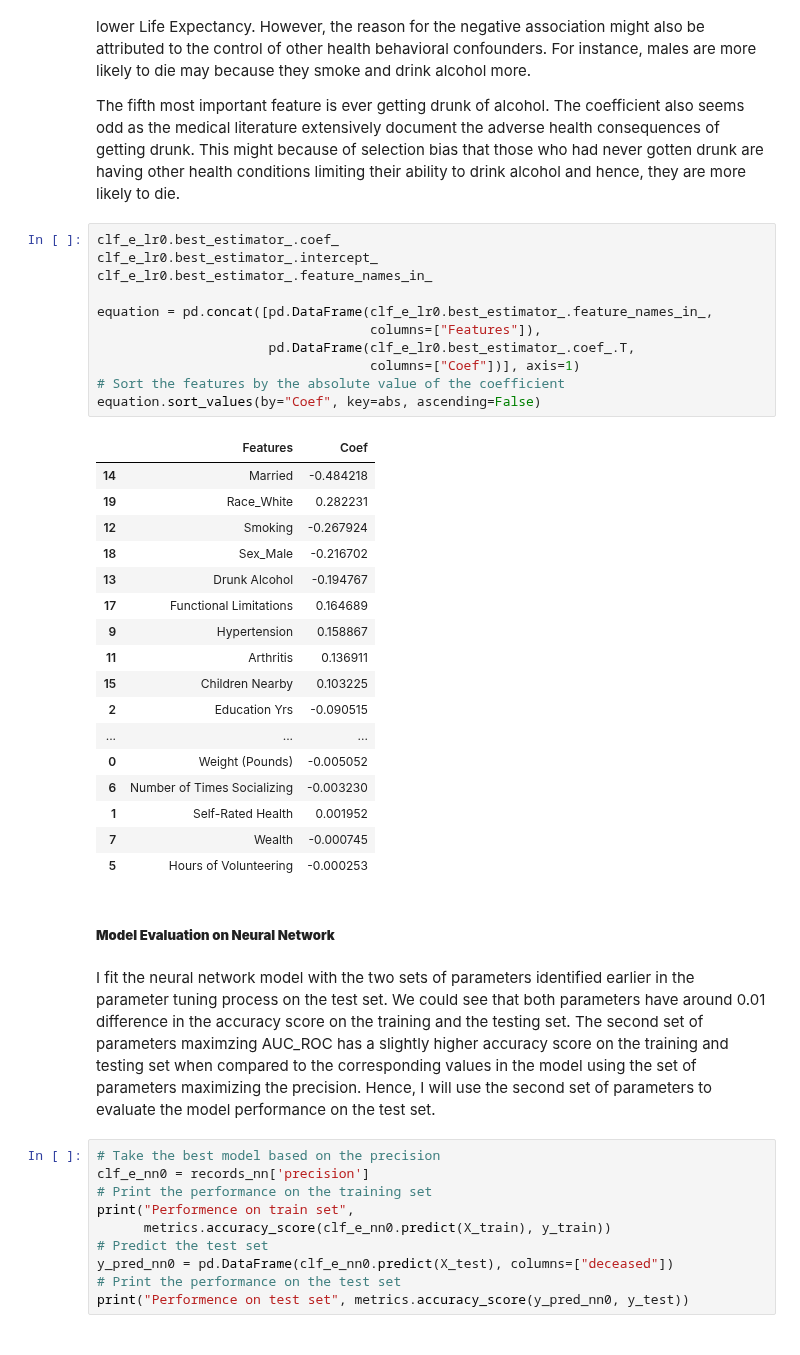
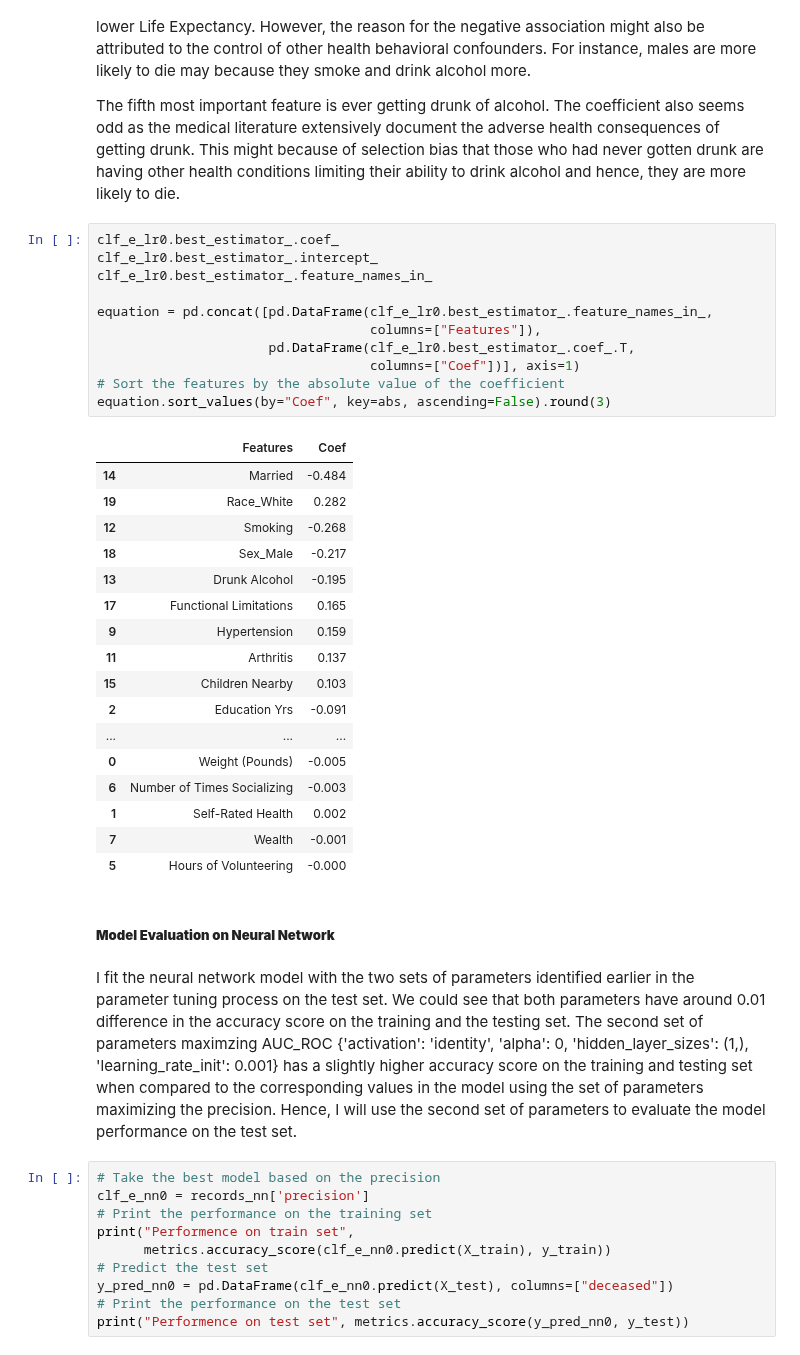
Before and after one commit to yiang-li/Predicting-Mortality-Machine-Learning, a Jupyter notebook: code_hrs.ipynb, the cells around one changed output. Saved outputs shown, nothing was run; the diff lists cells and outputs as text.

```diff
--- a/code_hrs.ipynb
+++ b/code_hrs.ipynb
@@ -759,36 +770,36 @@ The fifth most important feature is ever getting drunk of alcohol. The coefficie
 # %%
 clf_e_lr0.best_estimator_.coef_
 clf_e_lr0.best_estimator_.intercept_
 clf_e_lr0.best_estimator_.feature_names_in_
 
 equation = pd.concat([pd.DataFrame(clf_e_lr0.best_estimator_.feature_names_in_,
                                    columns=["Features"]),
                       pd.DataFrame(clf_e_lr0.best_estimator_.coef_.T,
                                    columns=["Coef"])], axis=1)
 # Sort the features by the absolute value of the coefficient
-equation.sort_values(by="Coef", key=abs, ascending=False)
+equation.sort_values(by="Coef", key=abs, ascending=False).round(3)
 # %% [output]
 |  | Features | Coef |
-| 14 | Married | -0.484218 |
-| 19 | Race_White | 0.282231 |
-| 12 | Smoking | -0.267924 |
-| 18 | Sex_Male | -0.216702 |
-| 13 | Drunk Alcohol | -0.194767 |
-| 17 | Functional Limitations | 0.164689 |
-| 9 | Hypertension | 0.158867 |
-| 11 | Arthritis | 0.136911 |
-| 15 | Children Nearby | 0.103225 |
-| 2 | Education Yrs | -0.090515 |
+| 14 | Married | -0.484 |
+| 19 | Race_White | 0.282 |
+| 12 | Smoking | -0.268 |
+| 18 | Sex_Male | -0.217 |
+| 13 | Drunk Alcohol | -0.195 |
+| 17 | Functional Limitations | 0.165 |
+| 9 | Hypertension | 0.159 |
+| 11 | Arthritis | 0.137 |
+| 15 | Children Nearby | 0.103 |
+| 2 | Education Yrs | -0.091 |
 | ... | ... | ... |
-| 0 | Weight (Pounds) | -0.005052 |
-| 6 | Number of Times Socializing | -0.003230 |
-| 1 | Self-Rated Health | 0.001952 |
-| 7 | Wealth | -0.000745 |
-| 5 | Hours of Volunteering | -0.000253 |
+| 0 | Weight (Pounds) | -0.005 |
+| 6 | Number of Times Socializing | -0.003 |
+| 1 | Self-Rated Health | 0.002 |
+| 7 | Wealth | -0.001 |
+| 5 | Hours of Volunteering | -0.000 |
 # %% [markdown]
 ##### **Model Evaluation on Neural Network**
 # %% [markdown]
-I fit the neural network model with the two sets of parameters identified earlier in the parameter tuning process on the test set. We could see that both parameters have around 0.01 difference in the accuracy score on the training and the testing set. The second set of parameters maximzing AUC_ROC has a slightly higher accuracy score on the training and testing set when compared to the corresponding values in the model using the set of parameters maximizing the precision. Hence, I will use the second set of parameters to evaluate the model performance on the test set.
+I fit the neural network model with the two sets of parameters identified earlier in the parameter tuning process on the test set. We could see that both parameters have around 0.01 difference in the accuracy score on the training and the testing set. The second set of parameters maximzing AUC_ROC {'activation': 'identity', 'alpha': 0, 'hidden_layer_sizes': (1,), 'learning_rate_init': 0.001} has a slightly higher accuracy score on the training and testing set when compared to the corresponding values in the model using the set of parameters maximizing the precision. Hence, I will use the second set of parameters to evaluate the model performance on the test set.
 # %%
 # Take the best model based on the precision
 clf_e_nn0 = records_nn['precision']
```
Also changed, not shown: parts of 14 cells of this notebook, 1 other file.
